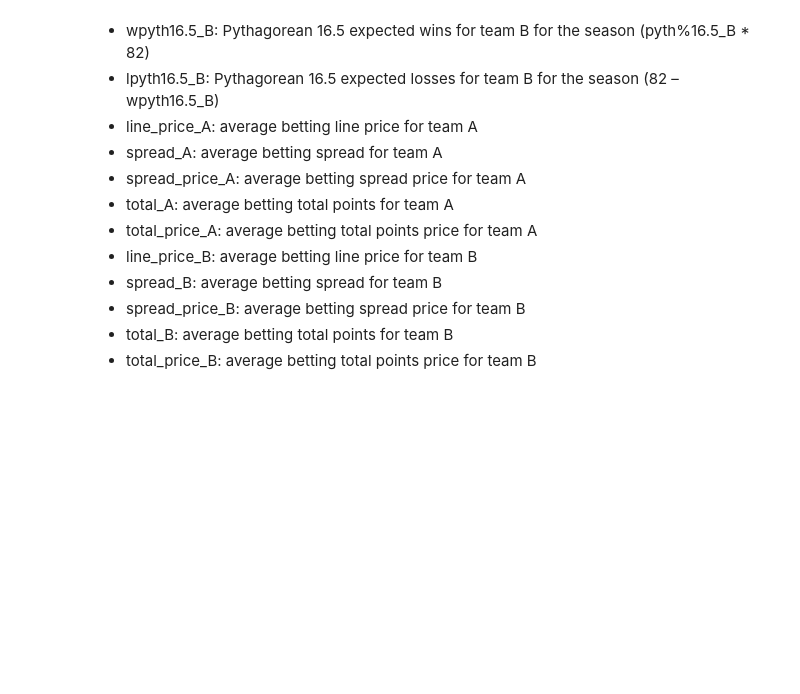
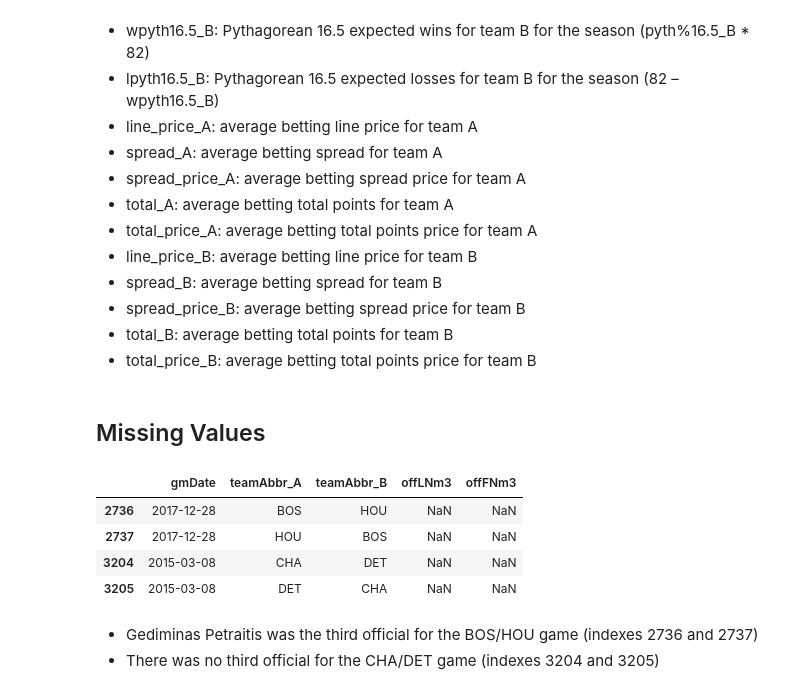
Before and after one commit to philbowman212/Thinkful_assignments, a Jupyter notebook: projects/supervised_capstone/Data_Cleaning.ipynb, the cells around one changed output. Drawn from its saved outputs; the diff is of its cells as text; code cells hidden in the pictures; blank space fills up the shorter version.

```diff
--- a/projects/supervised_capstone/Data_Cleaning.ipynb
+++ b/projects/supervised_capstone/Data_Cleaning.ipynb
@@ -1,6 +1,6 @@
 # %%
 import pandas as pd
 import numpy as np
-pd.set_option('display.max_rows', 500)
-pd.set_option('display.max_columns', 500)
+pd.set_option('display.max_rows', 250)
+pd.set_option('display.max_columns', 250)
 # %% [markdown]
@@ -256,3 +256,35 @@ First, let's look at what each column means.
 - spread_price_B: average betting spread price for team B
 - total_B: average betting total points for team B
 - total_price_B: average betting total points price for team B
+# %% [markdown]
+## Missing Values
+# %%
+def get_null_cols(df, kind='indexes'):
+    null_ct = df.isnull().sum()
+    null_cols = null_ct[null_ct > 0].index
+    if kind == 'indexes':
+        return null_cols
+    if kind == 'series':
+        return null_ct[null_ct > 0]
+# %%
+def view_null_rows(df, index=0, ver='game'):
+    null_cols = get_null_cols(df)
+    column = null_cols[index]
+    temp_df = df[df[column].isna()].copy()
+    if ver == 'all':
+        return temp_df
+    if ver == 'game':
+        return temp_df[['gmDate', 'teamAbbr_A', 'teamAbbr_B', column]]
+    if ver == 'col':
+        return temp_df[[column]]
+# %%
+view_null_rows(df, 0, 'game').join(view_null_rows(df, 1, 'col'))
+# %% [output]
+|  | gmDate | teamAbbr_A | teamAbbr_B | offLNm3 | offFNm3 |
+| 2736 | 2017-12-28 | BOS | HOU | NaN | NaN |
+| 2737 | 2017-12-28 | HOU | BOS | NaN | NaN |
+| 3204 | 2015-03-08 | CHA | DET | NaN | NaN |
+| 3205 | 2015-03-08 | DET | CHA | NaN | NaN |
+# %% [markdown]
+- Gediminas Petraitis was the third official for the BOS/HOU game (indexes 2736 and 2737)
+- There was no third official for the CHA/DET game (indexes 3204 and 3205)
```
Also changed, not shown: parts of 20 cells of this notebook.
